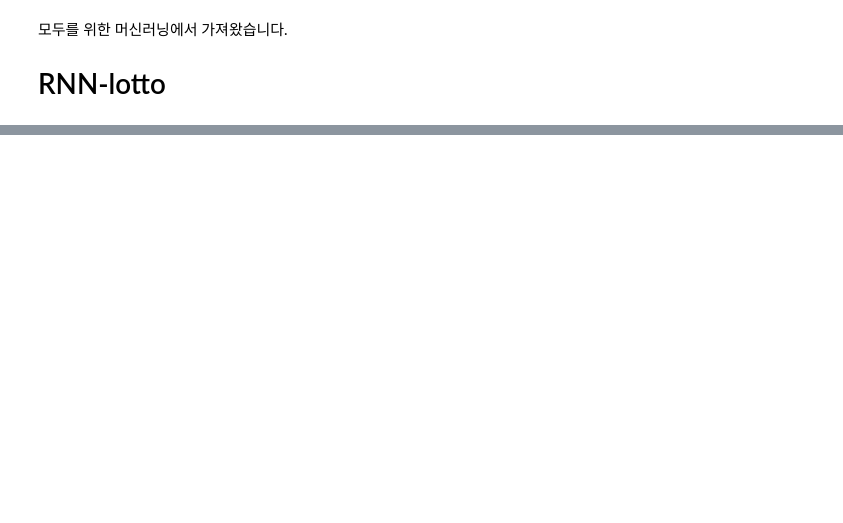
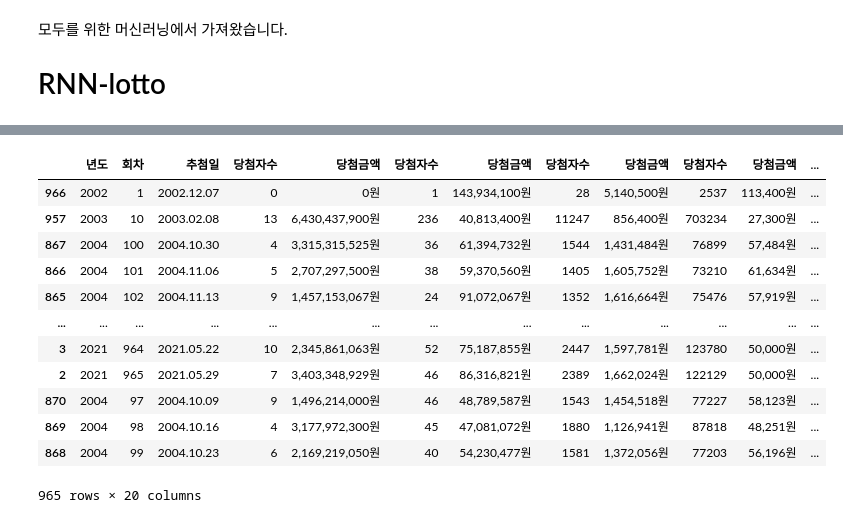
Before and after one commit to dantae74/machine-learning, a Jupyter notebook: stock-etc/99-rnn-lotto.ipynb, the cells around one changed output, grey strips where cells are left out. Cells and saved outputs as stored; diff of their text form; code cells hidden in the pictures; blank space fills up the shorter version.

```diff
--- a/stock-etc/99-rnn-lotto.ipynb
+++ b/stock-etc/99-rnn-lotto.ipynb
@@ -31,0 +30,4 @@ html_result
+# %%
+df = pd.DataFrame(html_result[1])
+df = df.drop([0])
+df.head()
@@ -31,0 +47,3 @@ html_result
+# %%
+columns = [col for i, col in enumerate(df.iloc[0])]
+columns
@@ -31,0 +71,20 @@ html_result
+# %%
+df.columns = columns
+# %%
+df = df.drop([1])
+# %%
+df = df.sort_values('회차', ascending=True)
+# %% [output]
+|  | 년도 | 회차 | 추첨일 | 당첨자수 | 당첨금액 | 당첨자수 | 당첨금액 | 당첨자수 | 당첨금액 | 당첨자수 | 당첨금액 | ... |
+| 966 | 2002 | 1 | 2002.12.07 | 0 | 0원 | 1 | 143,934,100원 | 28 | 5,140,500원 | 2537 | 113,400원 | ... |
+| 957 | 2003 | 10 | 2003.02.08 | 13 | 6,430,437,900원 | 236 | 40,813,400원 | 11247 | 856,400원 | 703234 | 27,300원 | ... |
+| 867 | 2004 | 100 | 2004.10.30 | 4 | 3,315,315,525원 | 36 | 61,394,732원 | 1544 | 1,431,484원 | 76899 | 57,484원 | ... |
+| 866 | 2004 | 101 | 2004.11.06 | 5 | 2,707,297,500원 | 38 | 59,370,560원 | 1405 | 1,605,752원 | 73210 | 61,634원 | ... |
+| 865 | 2004 | 102 | 2004.11.13 | 9 | 1,457,153,067원 | 24 | 91,072,067원 | 1352 | 1,616,664원 | 75476 | 57,919원 | ... |
+| ... | ... | ... | ... | ... | ... | ... | ... | ... | ... | ... | ... | ... |
+| 3 | 2021 | 964 | 2021.05.22 | 10 | 2,345,861,063원 | 52 | 75,187,855원 | 2447 | 1,597,781원 | 123780 | 50,000원 | ... |
+| 2 | 2021 | 965 | 2021.05.29 | 7 | 3,403,348,929원 | 46 | 86,316,821원 | 2389 | 1,662,024원 | 122129 | 50,000원 | ... |
+| 870 | 2004 | 97 | 2004.10.09 | 9 | 1,496,214,000원 | 46 | 48,789,587원 | 1543 | 1,454,518원 | 77227 | 58,123원 | ... |
+| 869 | 2004 | 98 | 2004.10.16 | 4 | 3,177,972,300원 | 45 | 47,081,072원 | 1880 | 1,126,941원 | 87818 | 48,251원 | ... |
+| 868 | 2004 | 99 | 2004.10.23 | 6 | 2,169,219,050원 | 40 | 54,230,477원 | 1581 | 1,372,056원 | 77203 | 56,196원 | ... |
+965 rows × 20 columns
```
Also changed, not shown: parts of 18 cells of this notebook.
